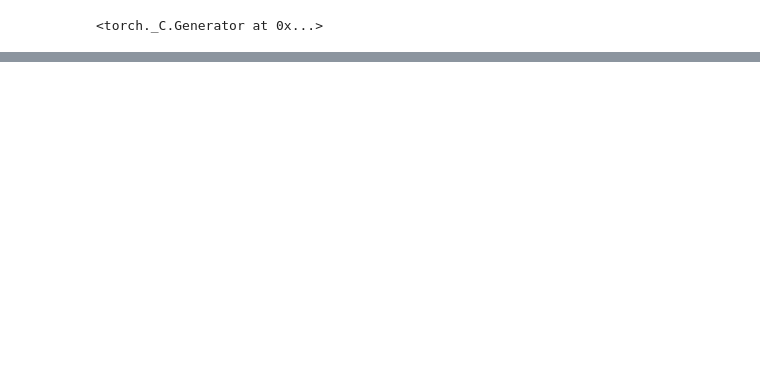
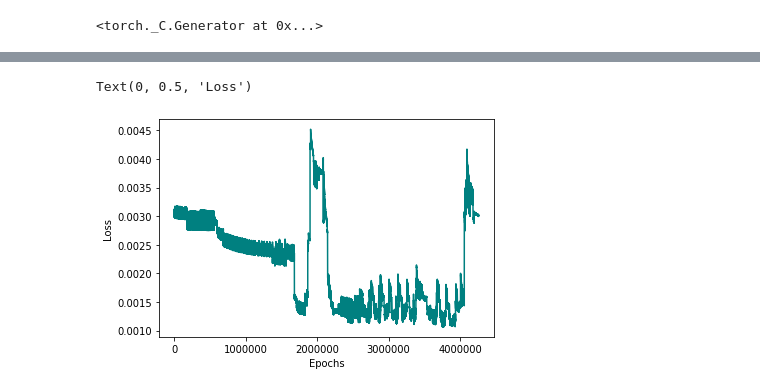
Before and after one commit to Shaier/DINN, a Jupyter notebook: Diseases/HIV/hiv.ipynb, the cells around one changed output, grey strips where cells are left out. Cells and saved outputs as stored; diff of their text form; code cells hidden in the pictures; blank space fills up the shorter version.

```diff
--- a/Diseases/HIV/hiv.ipynb
+++ b/Diseases/HIV/hiv.ipynb
@@ -312,7 +303,10 @@ Epoch  3843000
 # %%
-plt.plot(dinn.losses[5000000:], color = 'teal')
+plt.plot(dinn.losses[25000000:], color = 'teal')
 plt.xlabel('Epochs')
 plt.ylabel('Loss')
+# %% [output]
+Text(0, 0.5, 'Loss')
+[figure, added]
 # %%
 fig = plt.figure(facecolor='w')
 ax = fig.add_subplot(111, facecolor='#dddddd', axisbelow=True)
```
Also changed, not shown: parts of 8 cells of this notebook, 17 other files.
